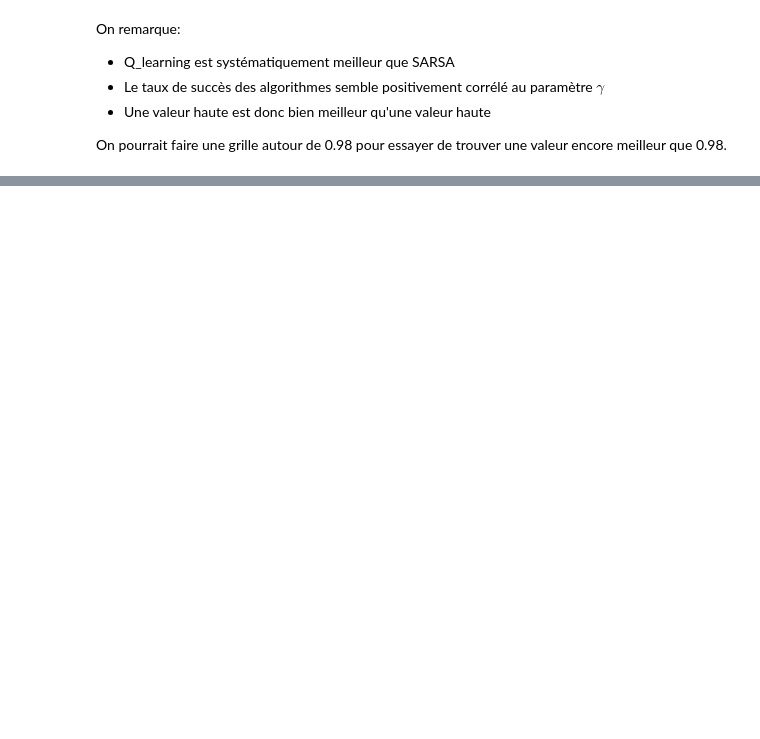
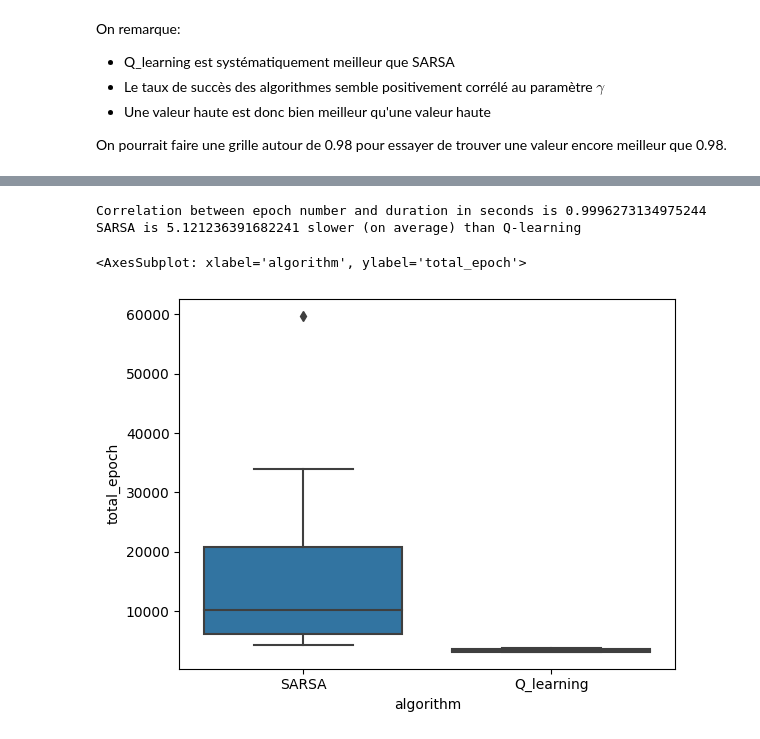
Before and after one commit to guilhemheinrich/Frozen-Lake-rl-tutorial, a Jupyter notebook: Frozen_Lake_comparatif.ipynb, the cells around one changed output, grey strips where cells are left out. Cells and saved outputs as stored; diff of their text form; code cells hidden in the pictures; blank space fills up the shorter version.

```diff
--- a/Frozen_Lake_comparatif.ipynb
+++ b/Frozen_Lake_comparatif.ipynb
@@ -281,0 +316,13 @@ La méthode que je propose ici est de directement regarder la forme de la matric
+# %%
+import statistics
+
+correlation = dataframe["total_epoch"].corr(dataframe["duration"])
+times_slower = dataframe.loc[dataframe["algorithm"] == "SARSA", "total_epoch"].mean() / dataframe.loc[dataframe["algorithm"] == "Q_learning", "total_epoch"].mean()
+print("Correlation between epoch number and duration in seconds is " + str(correlation))
+print("SARSA is " + str(times_slower) + " slower (on average) than Q-learning")
+seaborn.boxplot(dataframe, y= "total_epoch", x='algorithm')
+# %% [output]
+Correlation between epoch number and duration in seconds is 0.9996273134975244
+SARSA is 5.121236391682241 slower (on average) than Q-learning
+<AxesSubplot: xlabel='algorithm', ylabel='total_epoch'>
+[figure, added]
```
Also changed, not shown: parts of 27 cells of this notebook, 7 other files.
